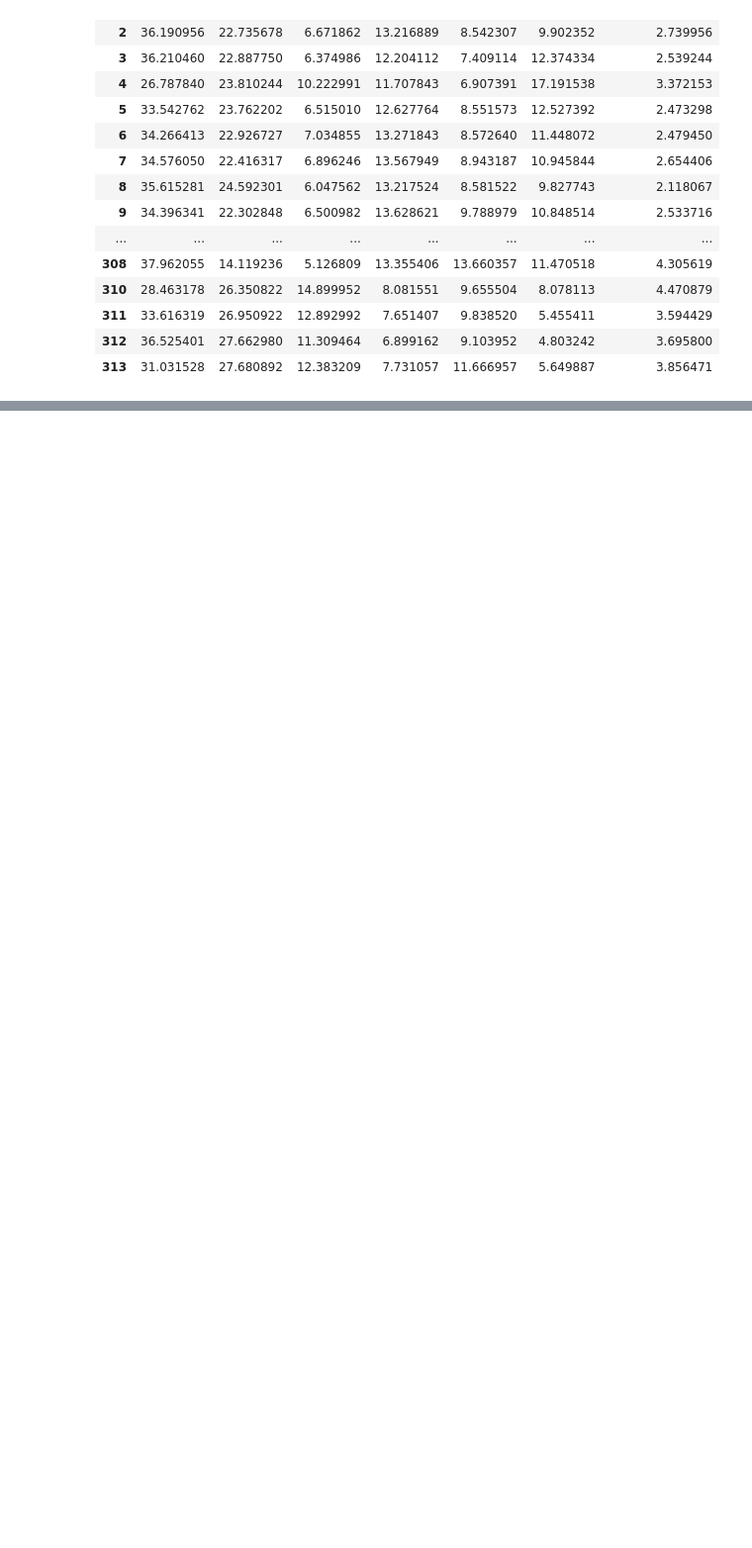
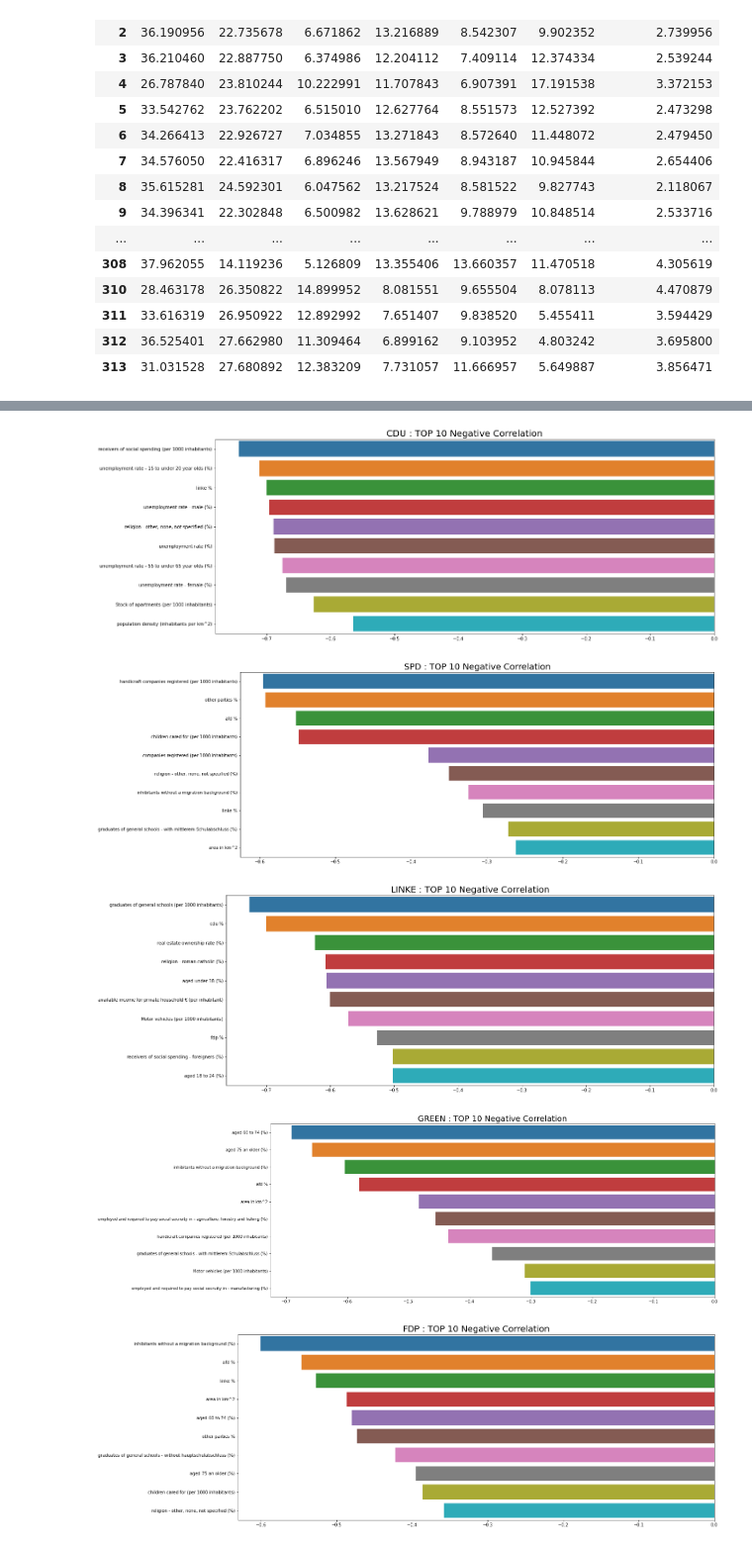
Before and after one commit to MariusMeiners/w07_assignment, a Jupyter notebook: W07.ipynb, the cells around one changed output, grey strips where cells are left out. Shown at 99% size. Drawn from its saved outputs; the diff is of its cells as text; code cells hidden in the pictures; blank space fills up the shorter version.

```diff
--- a/W07.ipynb
+++ b/W07.ipynb
@@ -397,0 +526,13 @@ y
+# %%
+
+for i,party in enumerate(parties):
+    plt.figure(figsize=[20,8])
+    plt.title(party.upper() + " : TOP 10 Negative Correlation", size=20)
+    plot=sns.barplot(data=negative_cor_[party].T,orient='h')
+    plt.savefig("./figures/corr/negative/" + party + '.jpg', dpi=300, bbox_inches='tight')
+# %% [output]
+[figure, added]
+[figure, added]
+[figure, added]
+[figure, added]
+[figure, added]
```
Also changed, not shown: parts of 19 cells of this notebook, 15 other files.
